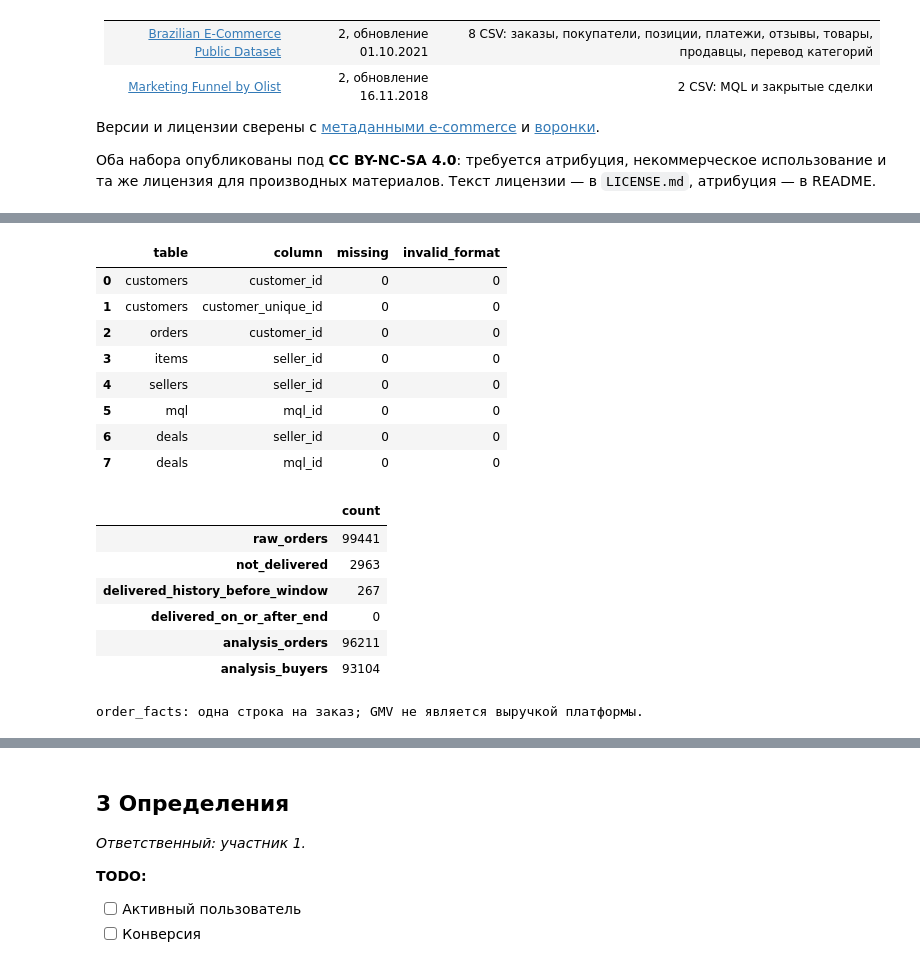
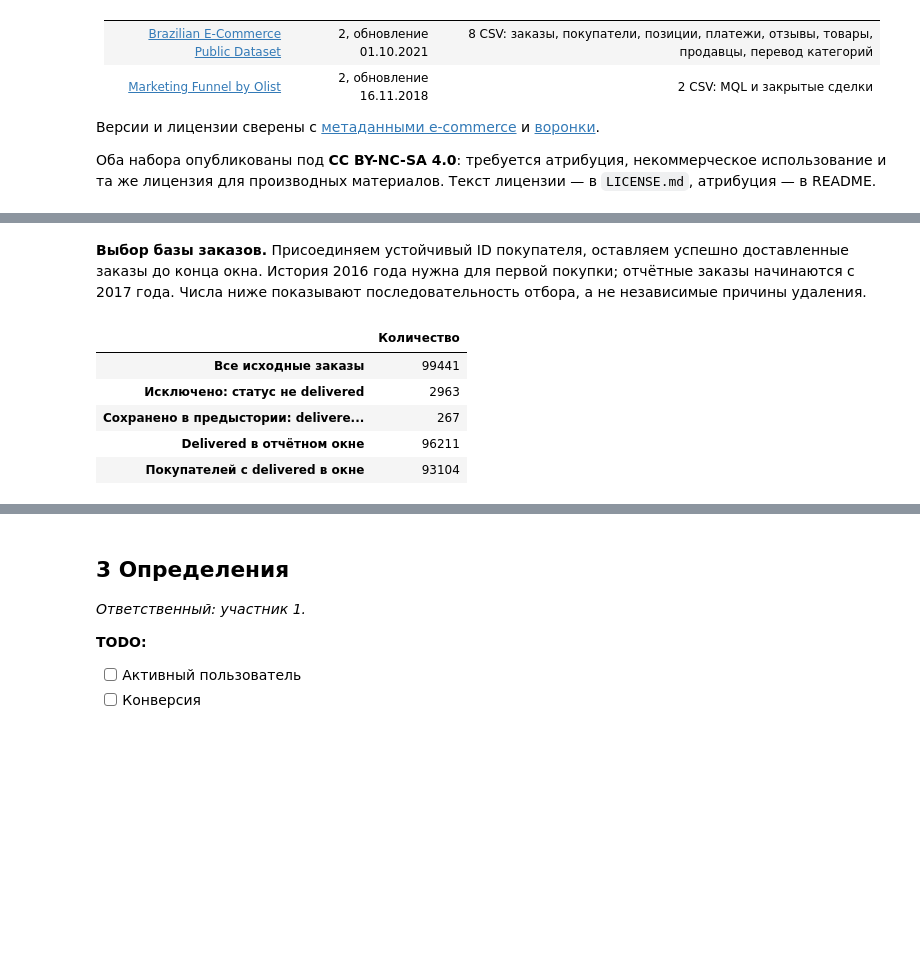
Before and after one commit to iverid/ProdAnal, a Jupyter notebook: project.ipynb, the cells around one changed output, grey strips where cells are left out. Cells and saved outputs as stored; diff of their text form; code cells hidden in the pictures; blank space fills up the shorter version.

```diff
--- a/project.ipynb
+++ b/project.ipynb
@@ -33,15 +33,17 @@
 9. Репозиторий
 # %%
 from pathlib import Path
-import hashlib
 import numpy as np
 import pandas as pd
-from IPython.display import display, Markdown
+import matplotlib.pyplot as plt
+from IPython.display import display
 
 DATA_DIR = Path('data')
 assert DATA_DIR.is_dir(), 'Запустите ноутбук из корня репозитория'
 pd.set_option('display.max_rows', 100)
 pd.set_option('display.max_columns', 20)
+pd.set_option('display.max_colwidth', None)
+plt.rcParams.update({'figure.dpi': 110, 'font.size': 10})
 
 print('Папка с данными:', DATA_DIR)
 # %% [output]
@@ -139,10 +136,9 @@ for name, relative_path in FILES.items():
     })
     inventory.append({
         'table': name, 'rows': len(raw[name]), 'columns': len(raw[name].columns),
-        'bytes': path.stat().st_size, 'sha256': hashlib.sha256(path.read_bytes()).hexdigest(),
+        'bytes': path.stat().st_size,
     })
 inventory = pd.DataFrame(inventory).set_index('table')
-with pd.option_context('display.max_colwidth', None):
-    display(inventory)
+display(inventory[['rows', 'columns']].rename(columns={'rows': 'Записи', 'columns': 'Поля'}))
 print('Размер CSV, MiB:', round(inventory['bytes'].sum() / 1024**2, 2))
 # %% [output]
@@ -258,0 +179,9 @@ display(pd.DataFrame({
+# %%
+missing_rows = []
+for name, df in raw.items():
+    for column in df.columns:
+        count = int(df[column].isna().sum())
+        if count > 0:
+            missing_rows.append([name, column, count, round(count / len(df) * 100, 2)])
+missingness = pd.DataFrame(missing_rows, columns=['Таблица', 'Поле', 'Пропуски', '% строк'])
+display(missingness)
@@ -373,62 +382,32 @@ assert tables['reviews'].review_score.between(1, 5).all()
+# %% [markdown]
+**Выбор базы заказов.** Присоединяем устойчивый ID покупателя, оставляем успешно доставленные заказы до конца окна. История 2016 года нужна для первой покупки; отчётные заказы начинаются с 2017 года. Числа ниже показывают последовательность отбора, а не независимые причины удаления.
 # %%
-identifier_checks = pd.DataFrame([
-    {'table': name, 'column': col,
-     'missing': int(df[col].isna().sum()),
-     'invalid_format': int((df[col].notna() & ~df[col].astype('string').str.fullmatch(r'[0-9a-f]{32}', na=False)).sum())}
-    for name, df in tables.items()
-    for col in ['customer_id', 'customer_unique_id', 'seller_id', 'mql_id'] if col in df
-])
-display(identifier_checks)
 ANALYSIS_START = pd.Timestamp('2017-01-01')
 ANALYSIS_END = pd.Timestamp('2018-09-01')
 LAST_OBSERVED_DAY = ANALYSIS_END - pd.Timedelta(days=1)
 order_customers = orders.merge(
     customers[['customer_id', 'customer_unique_id']], on='customer_id', how='left', validate='one_to_one',
 )
 assert order_customers.customer_unique_id.notna().all()
 valid_activity = (order_customers.order_status.eq('delivered') &
                   order_customers.order_purchase_timestamp.notna() &
                   order_customers.customer_unique_id.notna())
 purchase_history = order_customers.loc[
     valid_activity & order_customers.order_purchase_timestamp.lt(ANALYSIS_END)
 ].copy()
 purchase_history['purchase_date'] = purchase_history.order_purchase_timestamp.dt.normalize()
 analysis_orders = purchase_history.loc[purchase_history.purchase_date.ge(ANALYSIS_START)].copy()
 display(pd.Series({
-    'raw_orders': len(orders),
-    'not_delivered': int((~orders.order_status.eq('delivered')).sum()),
-    'delivered_history_before_window': int(purchase_history.purchase_date.lt(ANALYSIS_START).sum()),
-    'delivered_on_or_after_end': int((valid_activity & order_customers.order_purchase_timestamp.ge(ANALYSIS_END)).sum()),
-    'analysis_orders': len(analysis_orders),
-    'analysis_buyers': analysis_orders.customer_unique_id.nunique(),
-}, name='count').to_frame())
-item_totals = items.groupby('order_id', as_index=False).agg(
-    item_count=('order_item_id', 'size'), seller_count=('seller_id', 'nunique'),
-    item_gmv=('price', 'sum'), freight_value=('freight_value', 'sum'),
-)
-payment_totals = payments.groupby('order_id', as_index=False).agg(payment_value=('payment_value', 'sum'))
-order_facts = order_customers.merge(item_totals, on='order_id', how='left', validate='one_to_one').merge(
-    payment_totals, on='order_id', how='left', validate='one_to_one',
-)
-assert len(order_facts) == len(orders) and order_facts.order_id.is_unique
-assert np.isclose(order_facts.item_gmv.sum(), items.price.sum())
-assert np.isclose(order_facts.payment_value.sum(), payments.payment_value.sum())
-print('order_facts: одна строка на заказ; GMV не является выручкой платформы.')
+    'Все исходные заказы': len(orders),
+    'Исключено: статус не delivered': int((~orders.order_status.eq('delivered')).sum()),
+    'Сохранено в предыстории: delivered до 2017': int(purchase_history.purchase_date.lt(ANALYSIS_START).sum()),
+    'Delivered в отчётном окне': len(analysis_orders),
+    'Покупателей с delivered в окне': analysis_orders.customer_unique_id.nunique(),
+}, name='Количество').to_frame())
 # %% [output]
-|  | table | column | missing | invalid_format |
-| 0 | customers | customer_id | 0 | 0 |
-| 1 | customers | customer_unique_id | 0 | 0 |
-| 2 | orders | customer_id | 0 | 0 |
-| 3 | items | seller_id | 0 | 0 |
-| 4 | sellers | seller_id | 0 | 0 |
-| 5 | mql | mql_id | 0 | 0 |
-| 6 | deals | seller_id | 0 | 0 |
-| 7 | deals | mql_id | 0 | 0 |
+|  | Количество |
+| Все исходные заказы | 99441 |
+| Исключено: статус не delivered | 2963 |
+| Сохранено в предыстории: delivere... | 267 |
+| Delivered в отчётном окне | 96211 |
+| Покупателей с delivered в окне | 93104 |
-|  | count |
-| raw_orders | 99441 |
-| not_delivered | 2963 |
-| delivered_history_before_window | 267 |
-| delivered_on_or_after_end | 0 |
-| analysis_orders | 96211 |
-| analysis_buyers | 93104 |
-order_facts: одна строка на заказ; GMV не является выручкой платформы.
```
Also changed, not shown: parts of 54 cells of this notebook, 1 other file.
